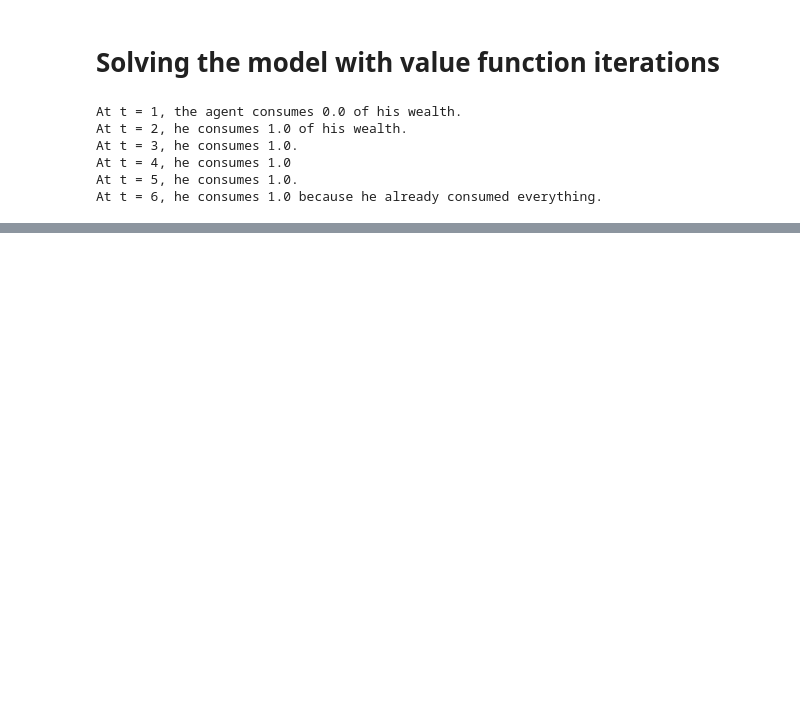
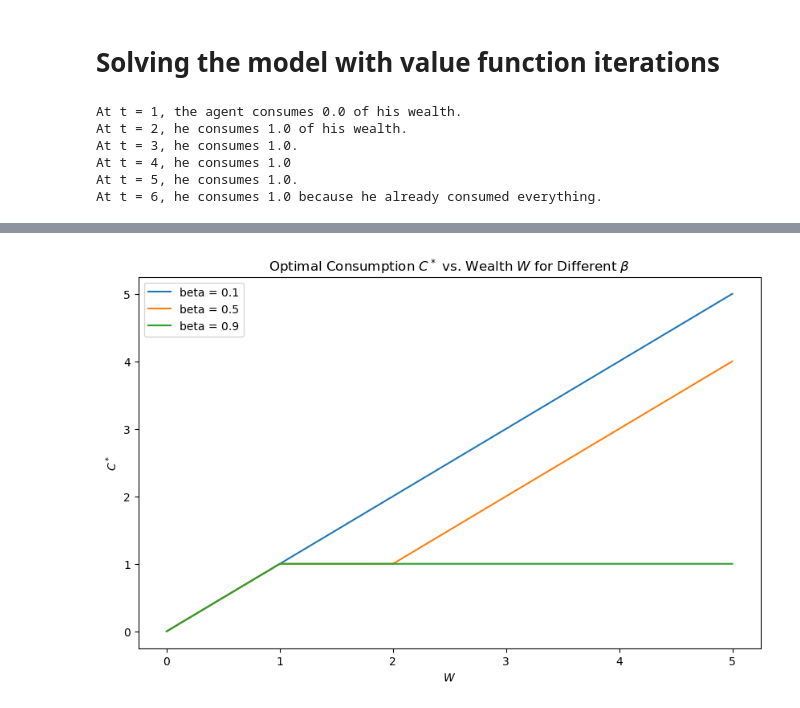
Before and after one commit to NumEconCopenhagen/projects-2024-louise-boisserie-pvh602, a Jupyter notebook: modelproject/modelproject.ipynb, the cells around one changed output, grey strips where cells are left out. Cells and saved outputs as stored; diff of their text form; code cells hidden in the pictures; blank space fills up the shorter version.

```diff
--- a/modelproject/modelproject.ipynb
+++ b/modelproject/modelproject.ipynb
@@ -241,0 +244,24 @@ plt.show()
+# %%
+# 1. parameters
+beta_values = [0.1, 0.5, 0.9]
+W = 5
+
+# 2. solving
+Cstar_values = []
+for beta in beta_values:
+    Cstar = solve_VFI(W, beta)
+    Cstar_values.append(Cstar)
+
+# 3. plotting for each value of beta
+fig, ax = plt.subplots(figsize=(10, 6))
+
+for i, beta in enumerate(beta_values):
+    ax.plot(np.arange(W + 1), Cstar_values[i], label=f'beta = {beta}')
+
+ax.set_xlabel("$W$")
+ax.set_ylabel("$C^*$")
+ax.set_title("Optimal Consumption $C^*$ vs. Wealth $W$ for Different $\\beta$")
+ax.legend()
+plt.show()
+# %% [output]
+[figure, added]
```
Also changed, not shown: parts of 4 cells of this notebook, 1 other file.
